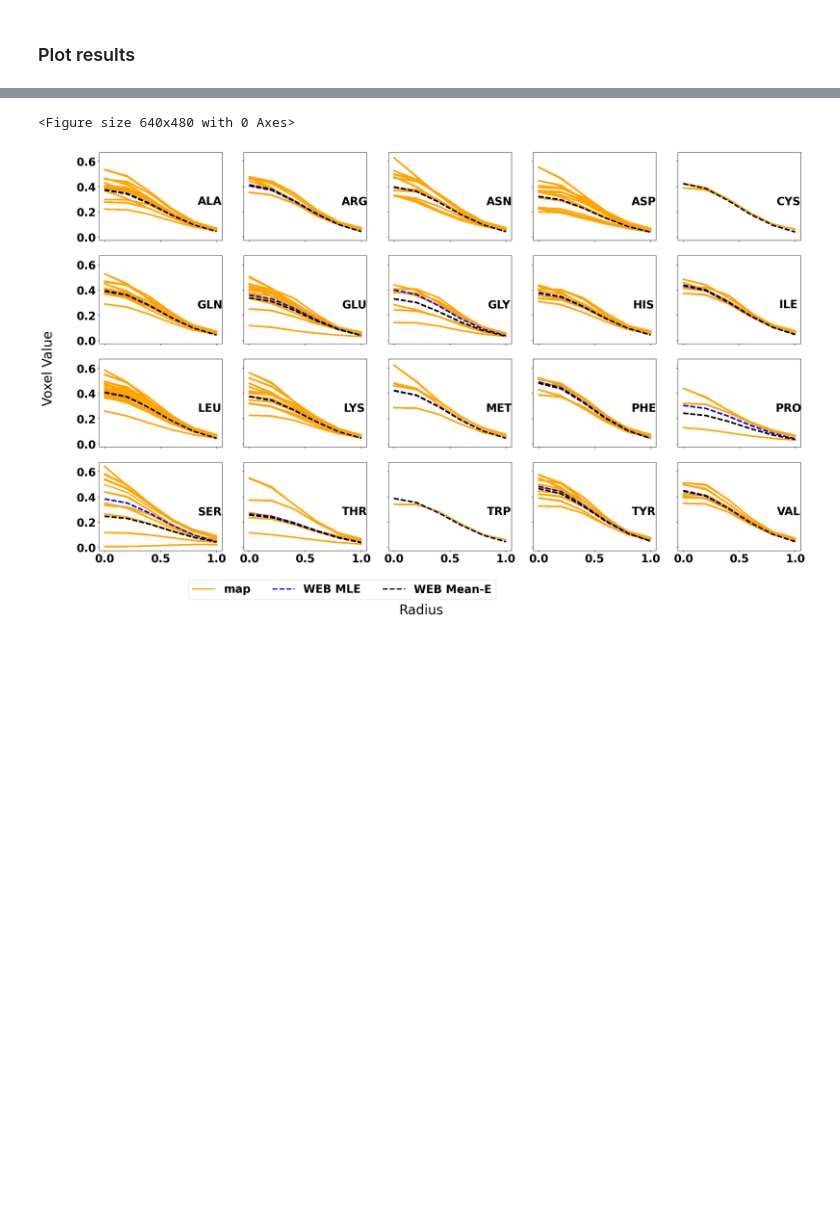
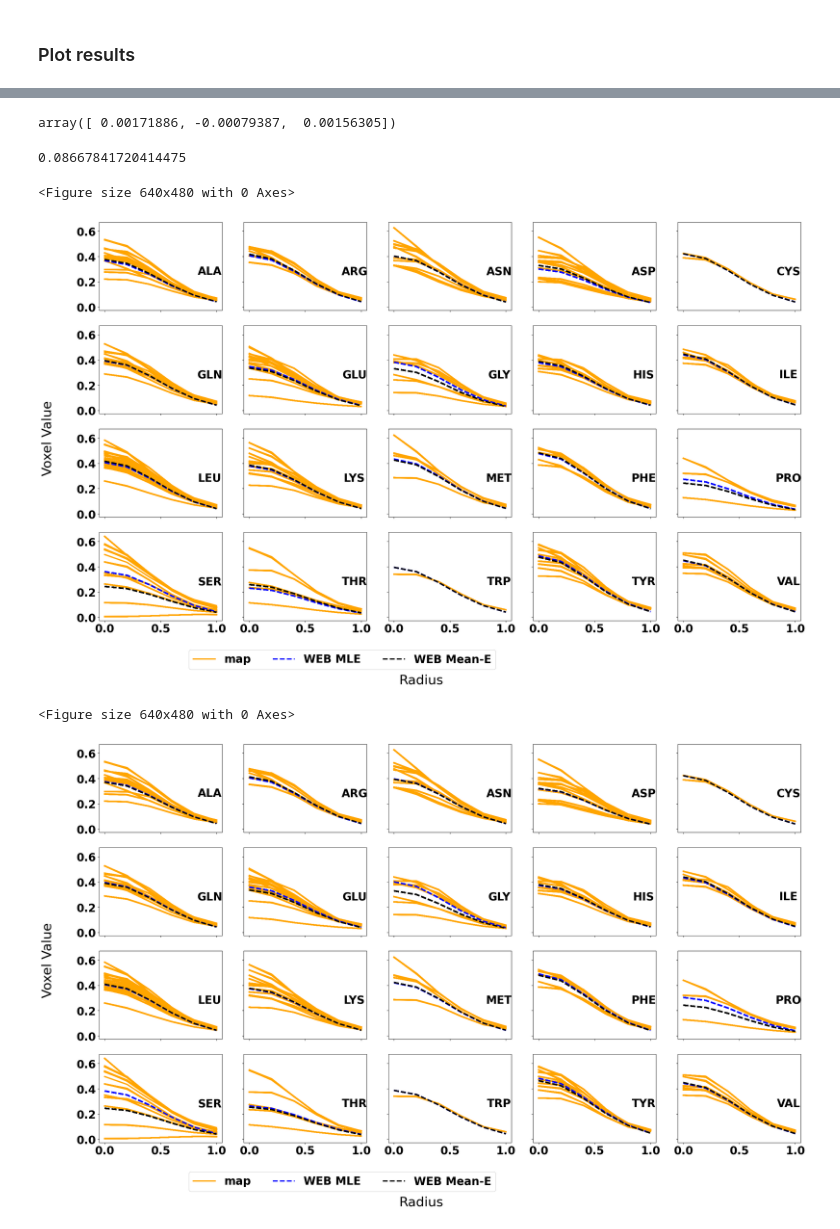
Before and after one commit to bookbnnbnn/Weighted-Empirical-Baysian-Model, a Jupyter notebook: Instance_real_data.ipynb, the cells around one changed output, grey strips where cells are left out. Drawn from its saved outputs; the diff is of its cells as text; code cells hidden in the pictures; blank space fills up the shorter version.

```diff
--- a/Instance_real_data.ipynb
+++ b/Instance_real_data.ipynb
@@ -42,3 +182,19 @@ web.representative_densities_plot(
+# %%
+func(np.append(beta, sigma), X_tilde, y_tilde, alpha)
+# %% [output]
+array([ 0.00171886, -0.00079387,  0.00156305])
+# %%
+alpha = 0.1
+alpha / ((1 + alpha) ** (3/2))
+# %% [output]
+0.08667841720414475
+# %%
+web.representative_densities_plot(
+    estimators = ["WEB MLE", "WEB Mean-E"]
+    )
+# %% [output]
+<Figure size 640x480 with 0 Axes>
+[figure, added]
 # %%
 web.representative_densities_plot(
     root = f"./figures/densities_compared_{PROTEIN}_{EM_MAP}",
```
Also changed, not shown: parts of 22 cells of this notebook, 1 other file.
